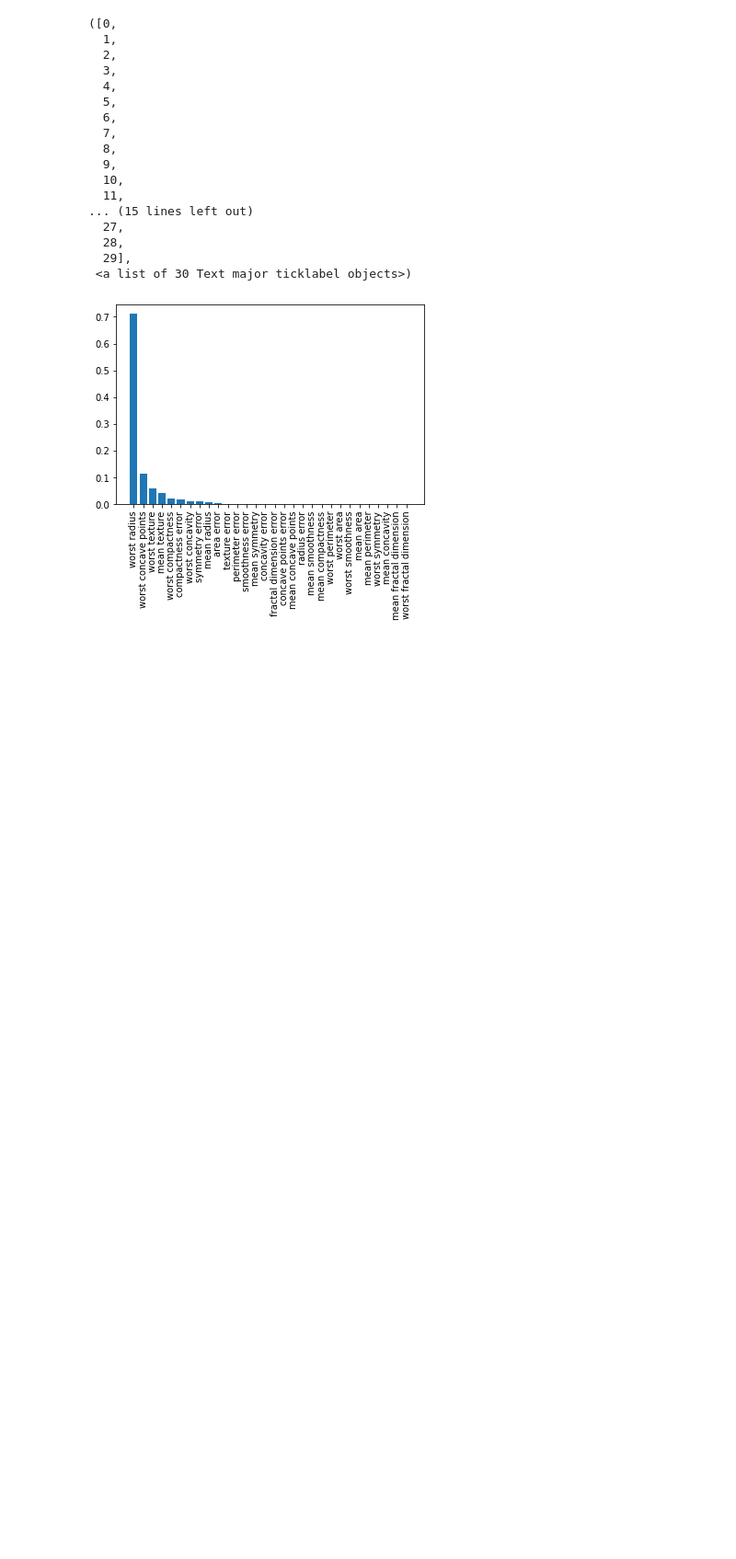
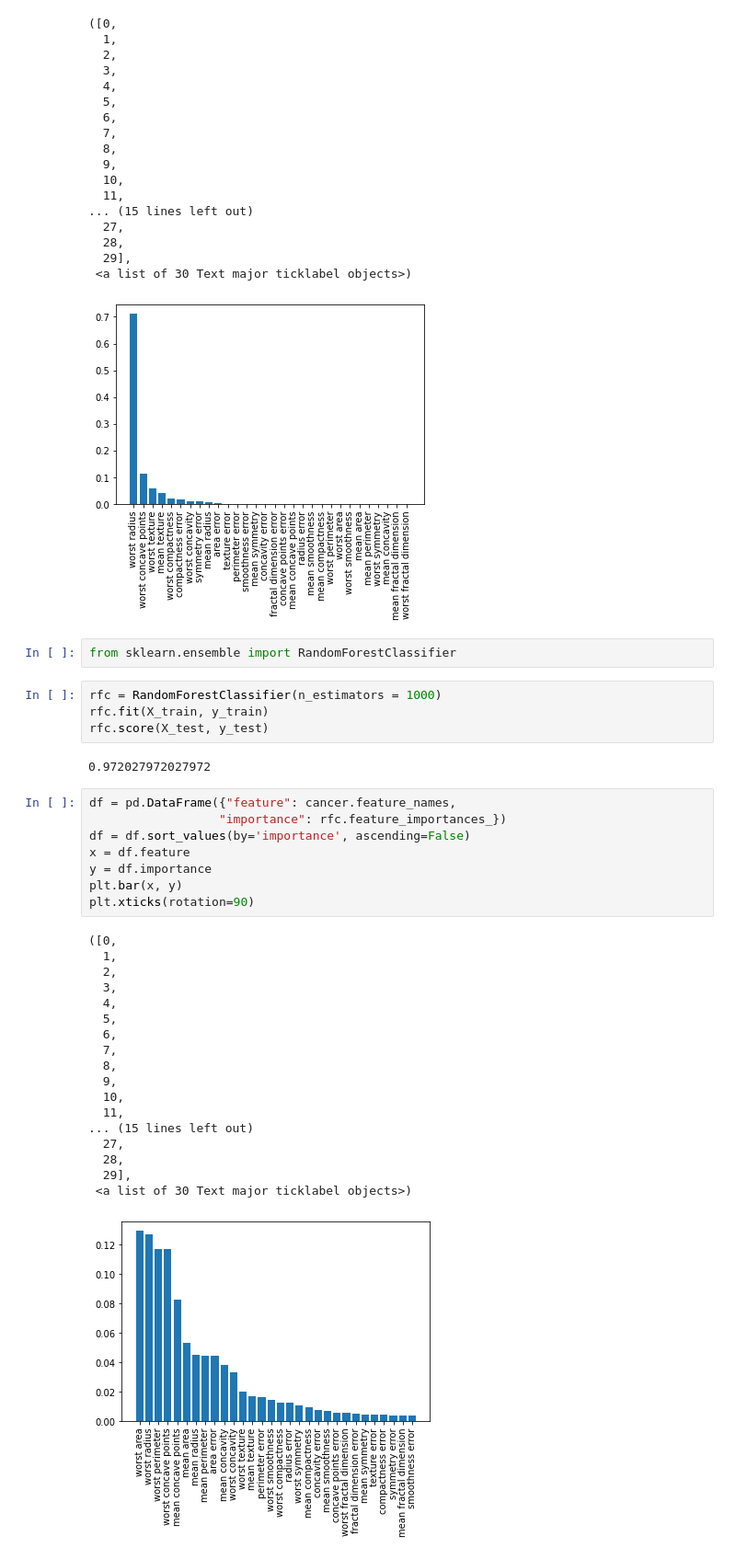
Before and after one commit to soooobin/DSAC_Lab3_4, a Jupyter notebook: kn_lab03.ipynb, the cells around one changed output. Shown at 92% size. Saved outputs shown, nothing was run; the diff lists cells and outputs as text; blank space fills up the shorter version.

```diff
--- a/kn_lab03.ipynb
+++ b/kn_lab03.ipynb
@@ -145,3 +145,38 @@ plt.xticks(rotation=90)
   29],
  <a list of 30 Text major ticklabel objects>)
 [figure]
+# %%
+from sklearn.ensemble import RandomForestClassifier
+# %%
+rfc = RandomForestClassifier(n_estimators = 1000)
+rfc.fit(X_train, y_train)
+rfc.score(X_test, y_test)
+# %% [output]
+0.972027972027972
+# %%
+df = pd.DataFrame({"feature": cancer.feature_names,
+                  "importance": rfc.feature_importances_})
+df = df.sort_values(by='importance', ascending=False)
+x = df.feature
+y = df.importance
+plt.bar(x, y)
+plt.xticks(rotation=90)
+# %% [output]
+([0,
+  1,
+  2,
+  3,
+  4,
+  5,
+  6,
+  7,
+  8,
+  9,
+  10,
+  11,
+... (15 lines left out)
+  27,
+  28,
+  29],
+ <a list of 30 Text major ticklabel objects>)
+[figure, added]
```
Also changed, not shown: parts of 1 cell of this notebook.
